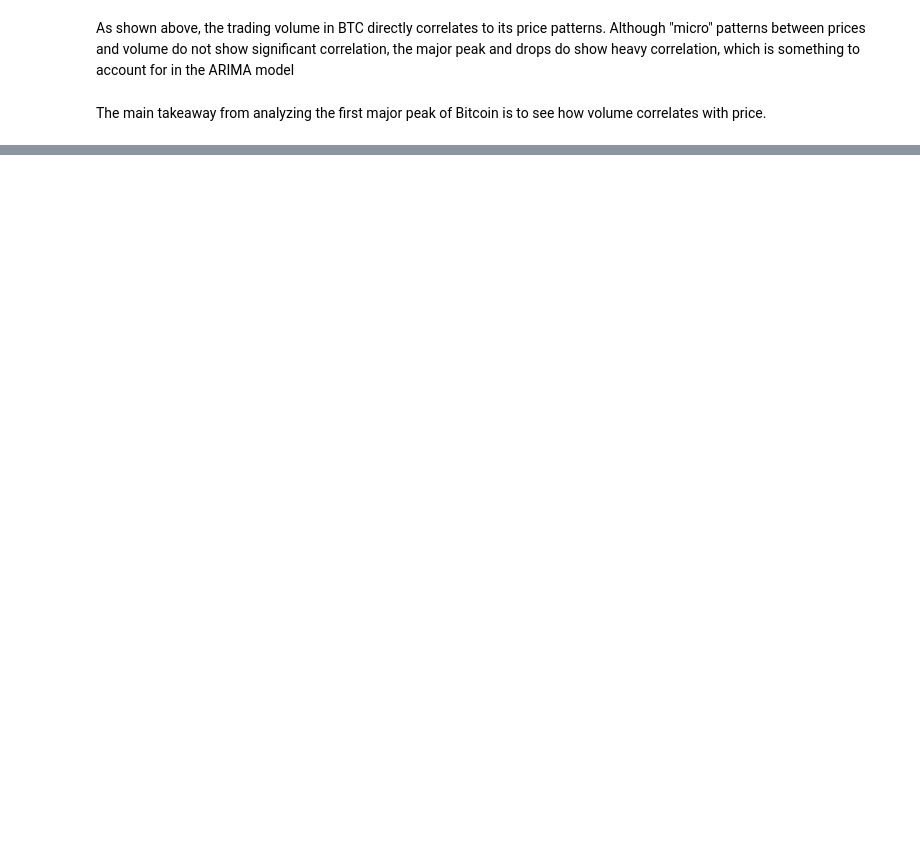
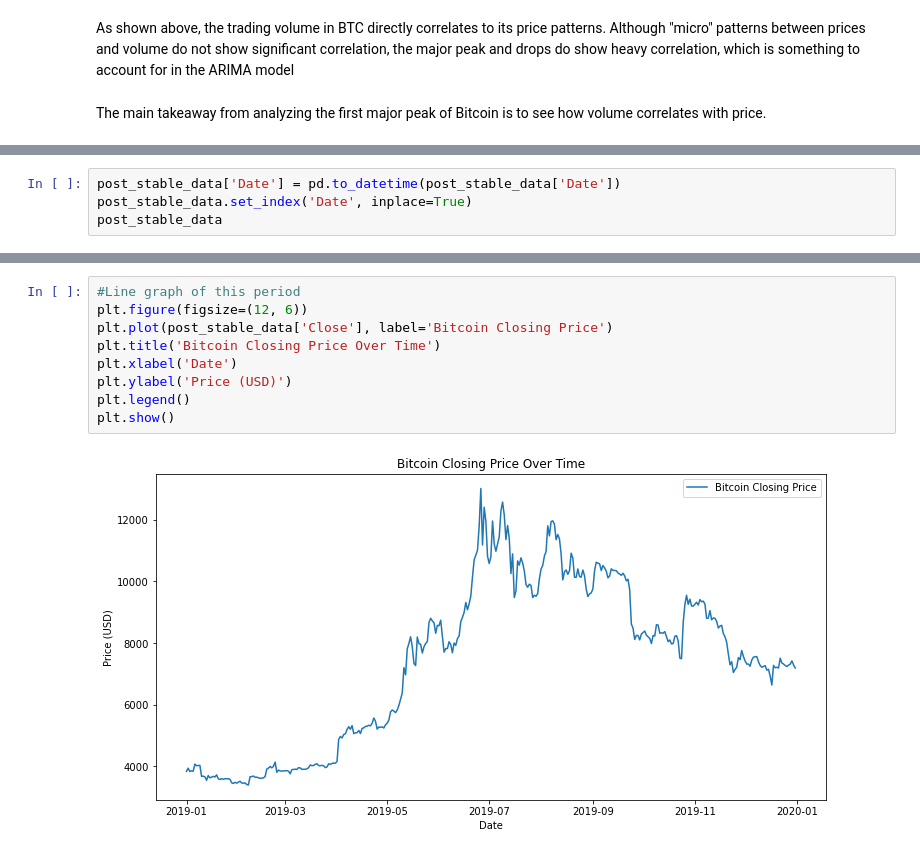
Before and after one commit to YashVG/crypto_ts, a Jupyter notebook: 02_data_analysis.ipynb, the cells around one changed output, grey strips where cells are left out. Saved outputs shown, nothing was run; the diff lists cells and outputs as text; blank space fills up the shorter version.

Commit message:
conducted analysis for post peak stabilization period

```diff
--- a/02_data_analysis.ipynb
+++ b/02_data_analysis.ipynb
@@ -379,0 +392,4 @@ The main takeaway from analyzing the first major peak of Bitcoin is to see how v
+# %%
+post_stable_data['Date'] = pd.to_datetime(post_stable_data['Date'])
+post_stable_data.set_index('Date', inplace=True)
+post_stable_data
@@ -379,0 +411,11 @@ The main takeaway from analyzing the first major peak of Bitcoin is to see how v
+# %%
+#Line graph of this period
+plt.figure(figsize=(12, 6))
+plt.plot(post_stable_data['Close'], label='Bitcoin Closing Price')
+plt.title('Bitcoin Closing Price Over Time')
+plt.xlabel('Date')
+plt.ylabel('Price (USD)')
+plt.legend()
+plt.show()
+# %% [output]
+[figure, added]
```
Also changed, not shown: parts of 6 cells of this notebook.
